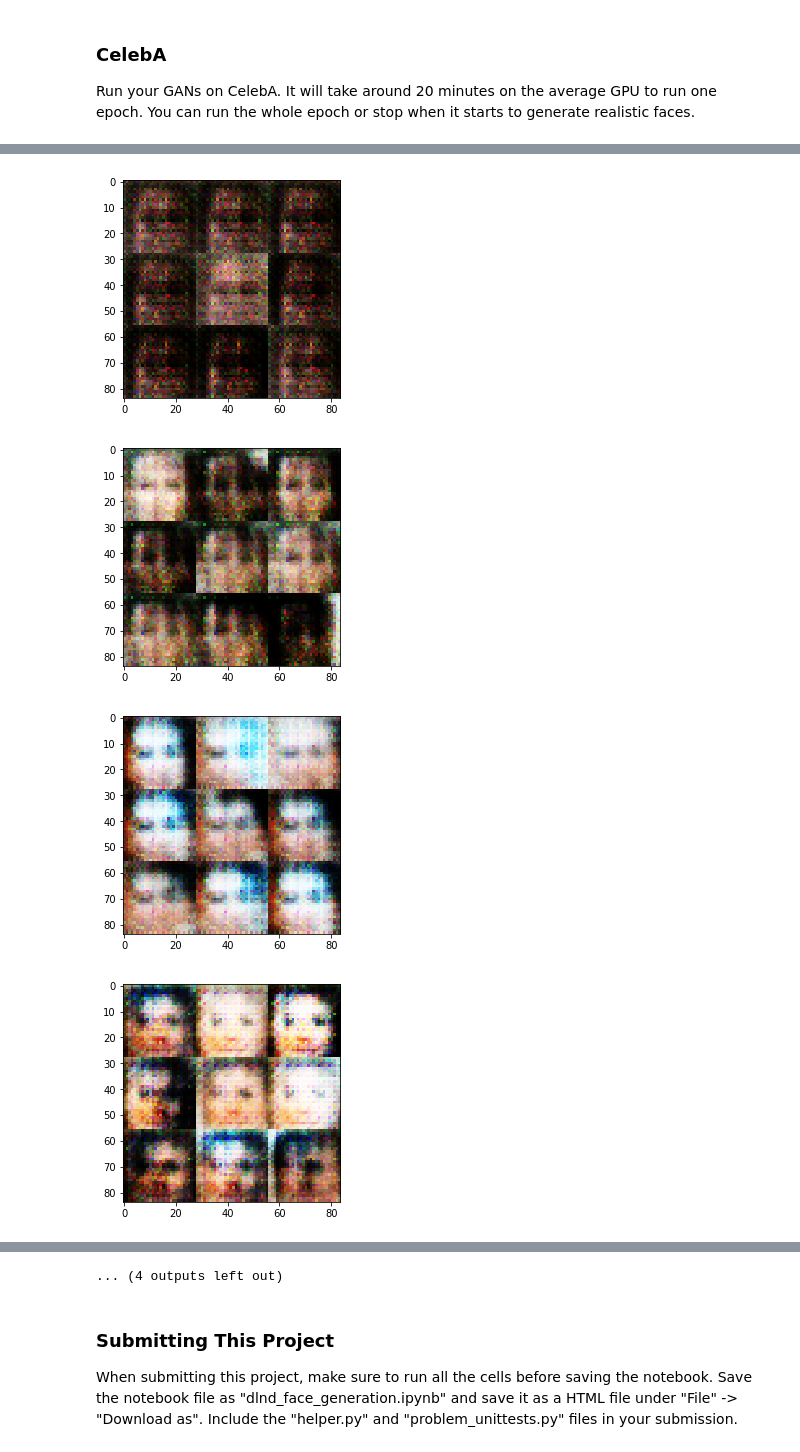
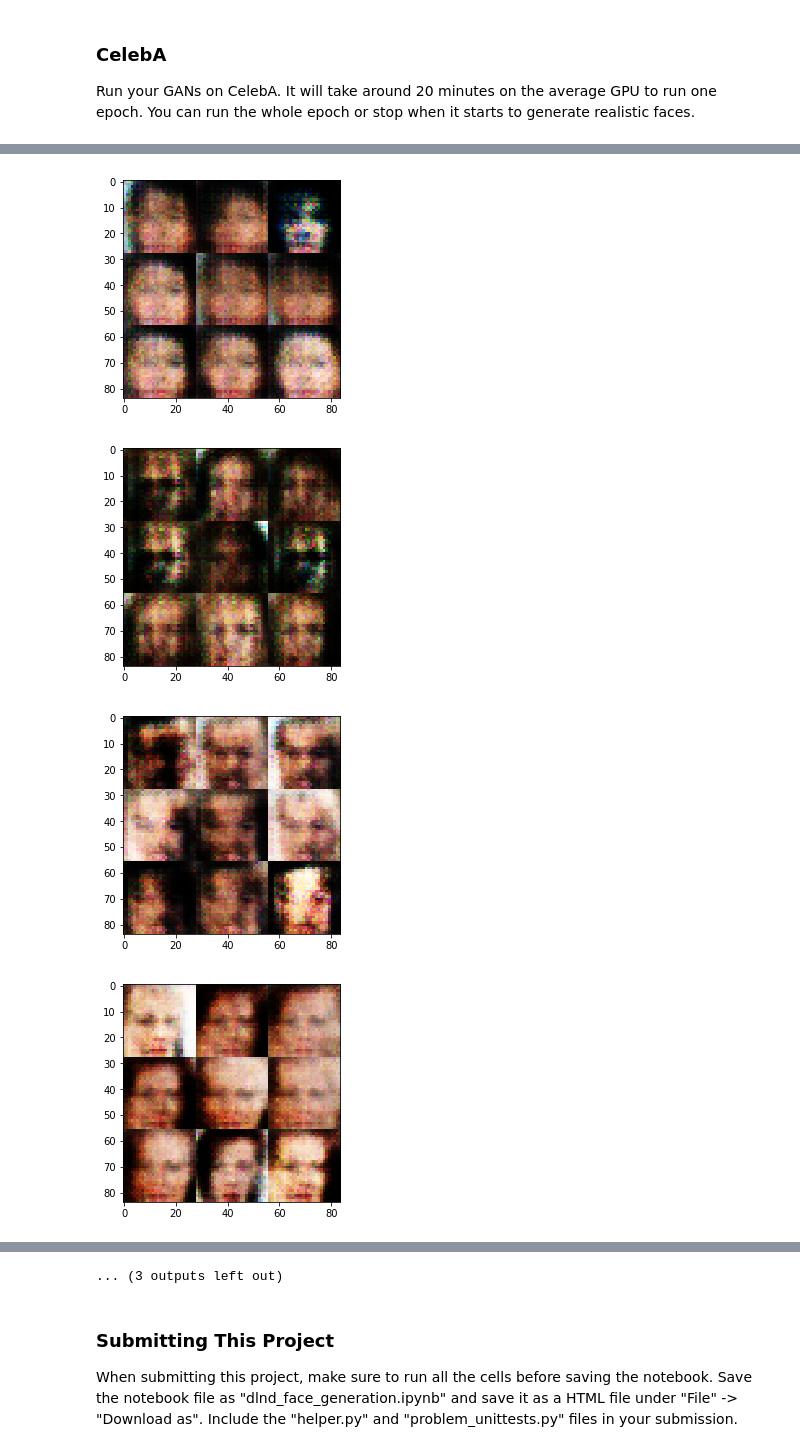
Before and after one commit to bisoisk/deeplearning_experiments, a Jupyter notebook: gan-face-generation/dlnd_face_generation.ipynb, the cells around one changed output, grey strips where cells are left out. Cells and saved outputs as stored; diff of their text form; code cells hidden in the pictures.

```diff
--- a/gan-face-generation/dlnd_face_generation.ipynb
+++ b/gan-face-generation/dlnd_face_generation.ipynb
@@ -143,18 +143,18 @@ def discriminator(images, reuse=False):
     alpha = 0.02
 
     with tf.variable_scope('discriminator', reuse=reuse):
-        x1 = tf.layers.conv2d(images, 64, 3, strides=2, padding='same')
+        x1 = tf.layers.conv2d(images, 64, 5, strides=2, padding='same')
         relu1 = tf.maximum(alpha * x1, x1)
 
-        x2 = tf.layers.conv2d(relu1, 128, 3, strides=2, padding='same')
+        x2 = tf.layers.conv2d(relu1, 128, 5, strides=2, padding='same')
         bn2 = tf.layers.batch_normalization(x2, training=True)
         relu2 = tf.maximum(alpha * bn2, bn2)
 
-        x3 = tf.layers.conv2d(relu2, 256, 3, strides=2, padding='same')
+        x3 = tf.layers.conv2d(relu2, 256, 5, strides=2, padding='same')
         bn3 = tf.layers.batch_normalization(x3, training=True)
         relu3 = tf.maximum(alpha * bn3, bn3)
 
-        x4 = tf.layers.conv2d(relu3, 512, 3, strides=2, padding='same')
+        x4 = tf.layers.conv2d(relu3, 512, 5, strides=2, padding='same')
         bn4 = tf.layers.batch_normalization(x4, training=True)
         relu4 = tf.maximum(alpha * bn4, bn4)
 
@@ -431,7 +433,7 @@ Epoch 2/2... Discriminator Loss: 0.4037... Generator Loss: 2.1123
 ### CelebA
 Run your GANs on CelebA.  It will take around 20 minutes on the average GPU to run one epoch.  You can run the whole epoch or stop when it starts to generate realistic faces.
 # %%
-batch_size = 128
+batch_size = 64
 z_dim = 100
 learning_rate = 0.0002
 beta1 = 0.5
@@ -453,4 +455,4 @@ with tf.Graph().as_default():
-[figure, old version]
+[figure, new version]
-[figure, old version]
+[figure, new version]
-[figure, old version]
+[figure, new version]
-[figure, old version]
+[figure, new version]
@@ -462,4 +464,4 @@ with tf.Graph().as_default():
-... (4 outputs left out)
+... (3 outputs left out)
 # %% [markdown]
 ### Submitting This Project
 When submitting this project, make sure to run all the cells before saving the notebook. Save the notebook file as "dlnd_face_generation.ipynb" and save it as a HTML file under "File" -> "Download as". Include the "helper.py" and "problem_unittests.py" files in your submission.
```
Also changed, not shown: parts of 2 cells of this notebook.
